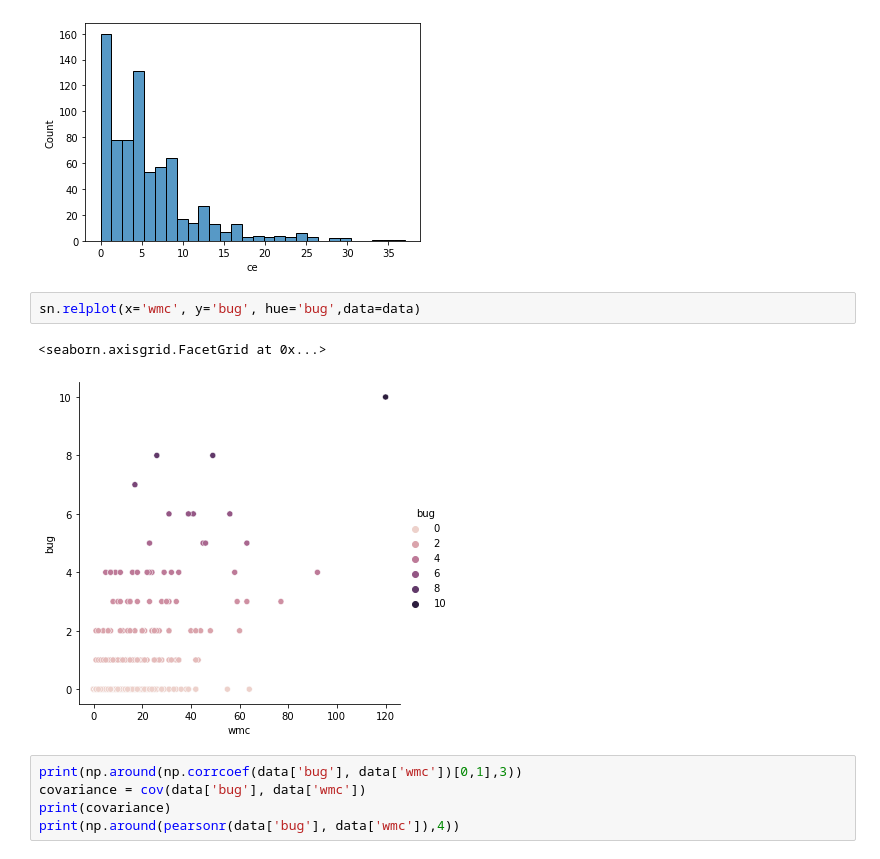
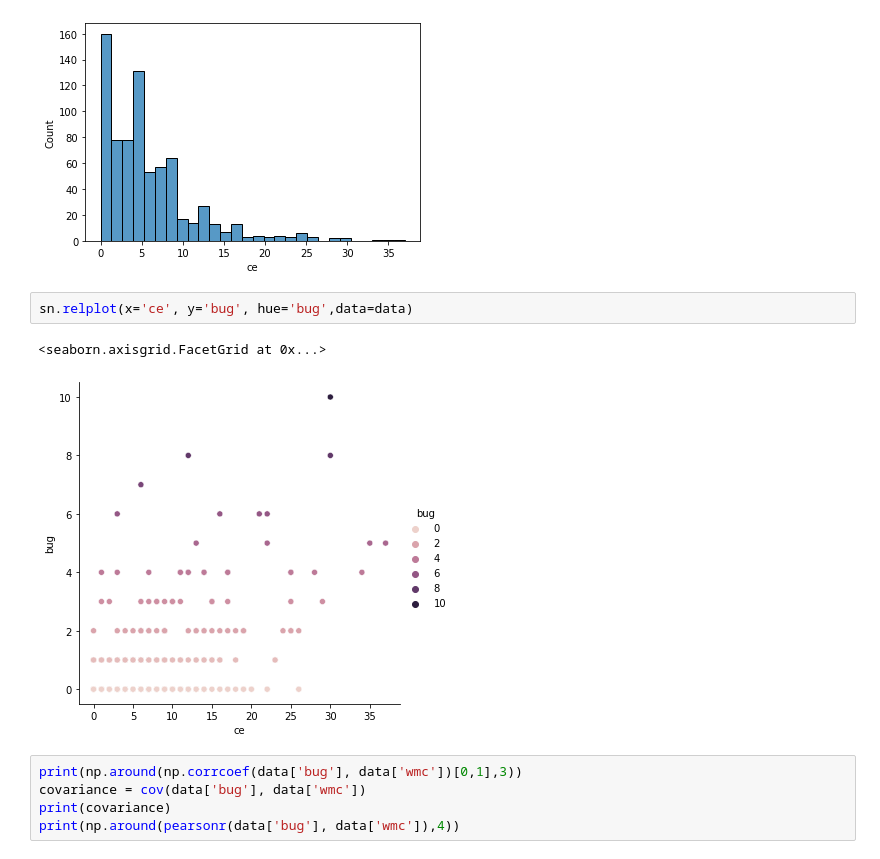
Before and after one commit to francobelloni85/UniSoftwareQualityExam, a Jupyter notebook: SoftwareQualityExam.ipynb, the cells around one changed output. Saved outputs shown, nothing was run; the diff lists cells and outputs as text.

```diff
--- a/SoftwareQualityExam.ipynb
+++ b/SoftwareQualityExam.ipynb
@@ -592,10 +640,10 @@ sn.histplot(data['ce'])
 <AxesSubplot:xlabel='ce', ylabel='Count'>
 [figure]
 # %%
-sn.relplot(x='wmc', y='bug', hue='bug',data=data)
+sn.relplot(x='ce', y='bug', hue='bug',data=data)
 # %% [output]
 <seaborn.axisgrid.FacetGrid at 0x...>
-[figure, old version]
+[figure, new version]
 # %%
 print(np.around(np.corrcoef(data['bug'], data['wmc'])[0,1],3))
 covariance = cov(data['bug'], data['wmc'])
```
Also changed, not shown: parts of 23 cells of this notebook.
